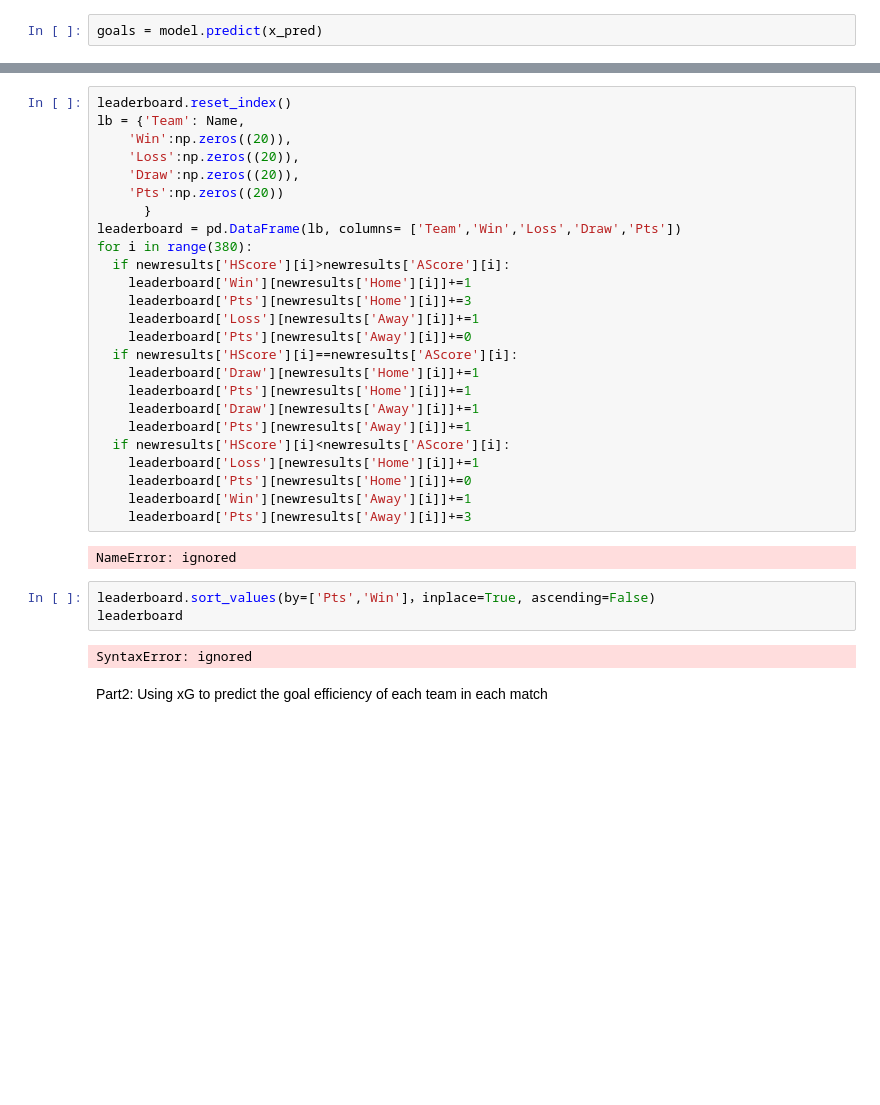
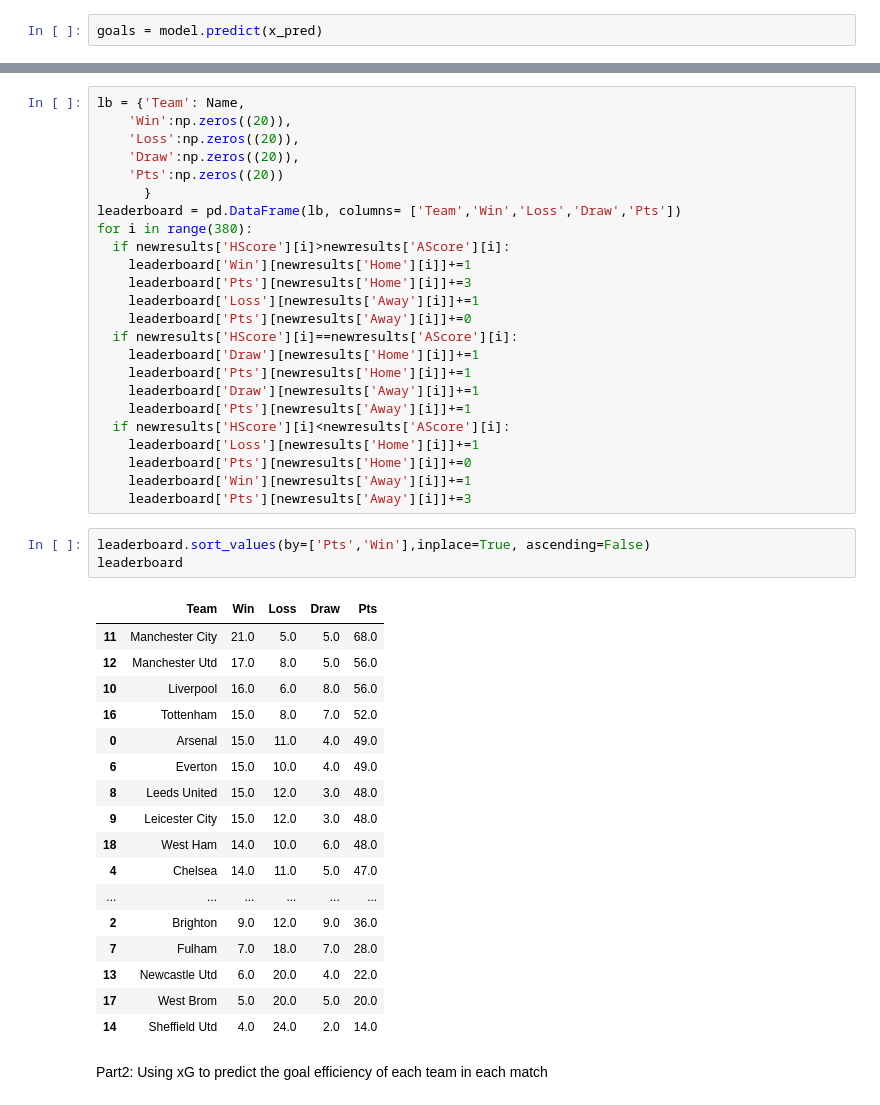
Before and after one commit to enderunknown222/MA, a Jupyter notebook: MA4550_Project_ver0.1.ipynb, the cells around one changed output, grey strips where cells are left out. Drawn from its saved outputs; the diff is of its cells as text; blank space fills up the shorter version.

```diff
--- a/MA4550_Project_ver0.1.ipynb
+++ b/MA4550_Project_ver0.1.ipynb
@@ -104,5 +96,4 @@ See the caveats in the documentation: https://pandas.pydata.org/pandas-docs/stab
 # %%
-leaderboard.reset_index()
 lb = {'Team': Name,
     'Win':np.zeros((20)),
     'Loss':np.zeros((20)),
@@ -126,13 +117,27 @@ for i in range(380):
     leaderboard['Pts'][newresults['Home'][i]]+=0
     leaderboard['Win'][newresults['Away'][i]]+=1
     leaderboard['Pts'][newresults['Away'][i]]+=3
-# %% [output]
-NameError: ignored
 # %%
-leaderboard.sort_values(by=['Pts','Win']，inplace=True, ascending=False)
+leaderboard.sort_values(by=['Pts','Win'],inplace=True, ascending=False)
 leaderboard
 # %% [output]
-SyntaxError: ignored
+|  | Team | Win | Loss | Draw | Pts |
+| 11 | Manchester City | 21.0 | 5.0 | 5.0 | 68.0 |
+| 12 | Manchester Utd | 17.0 | 8.0 | 5.0 | 56.0 |
+| 10 | Liverpool | 16.0 | 6.0 | 8.0 | 56.0 |
+| 16 | Tottenham | 15.0 | 8.0 | 7.0 | 52.0 |
+| 0 | Arsenal | 15.0 | 11.0 | 4.0 | 49.0 |
+| 6 | Everton | 15.0 | 10.0 | 4.0 | 49.0 |
+| 8 | Leeds United | 15.0 | 12.0 | 3.0 | 48.0 |
+| 9 | Leicester City | 15.0 | 12.0 | 3.0 | 48.0 |
+| 18 | West Ham | 14.0 | 10.0 | 6.0 | 48.0 |
+| 4 | Chelsea | 14.0 | 11.0 | 5.0 | 47.0 |
+| ... | ... | ... | ... | ... | ... |
+| 2 | Brighton | 9.0 | 12.0 | 9.0 | 36.0 |
+| 7 | Fulham | 7.0 | 18.0 | 7.0 | 28.0 |
+| 13 | Newcastle Utd | 6.0 | 20.0 | 4.0 | 22.0 |
+| 17 | West Brom | 5.0 | 20.0 | 5.0 | 20.0 |
+| 14 | Sheffield Utd | 4.0 | 24.0 | 2.0 | 14.0 |
 # %% [markdown]
 Part2: Using xG to predict the goal efficiency of each team in each match
 # %%
```
Also changed, not shown: parts of 7 cells of this notebook.
